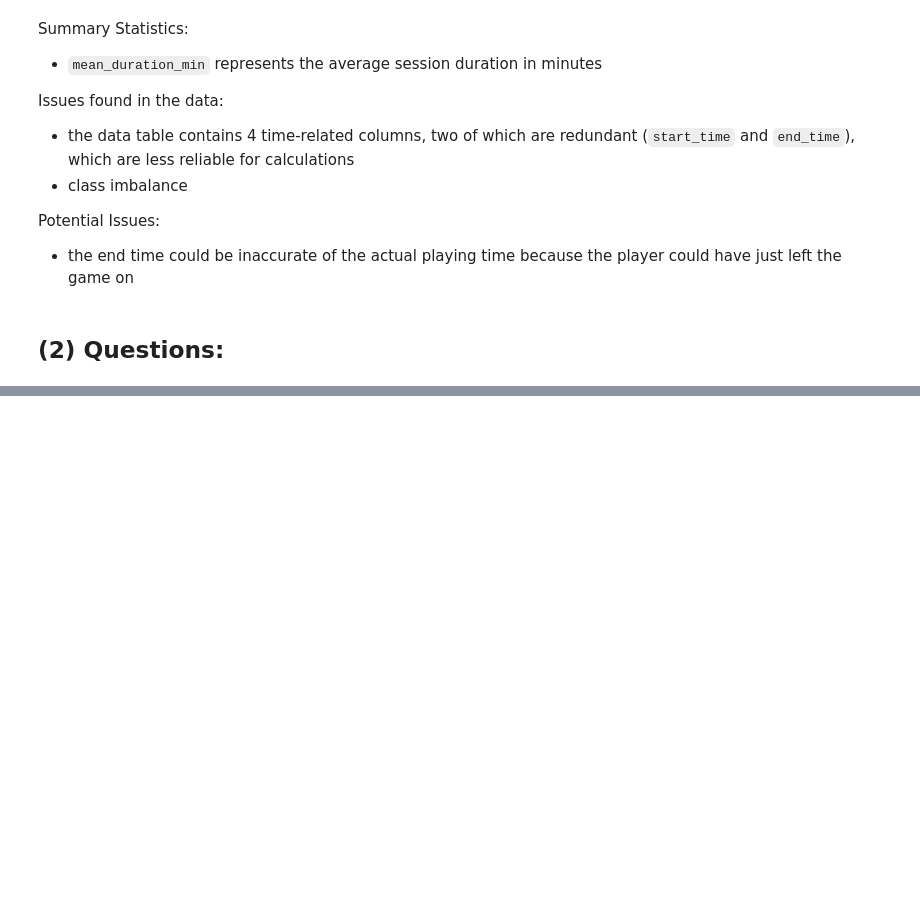
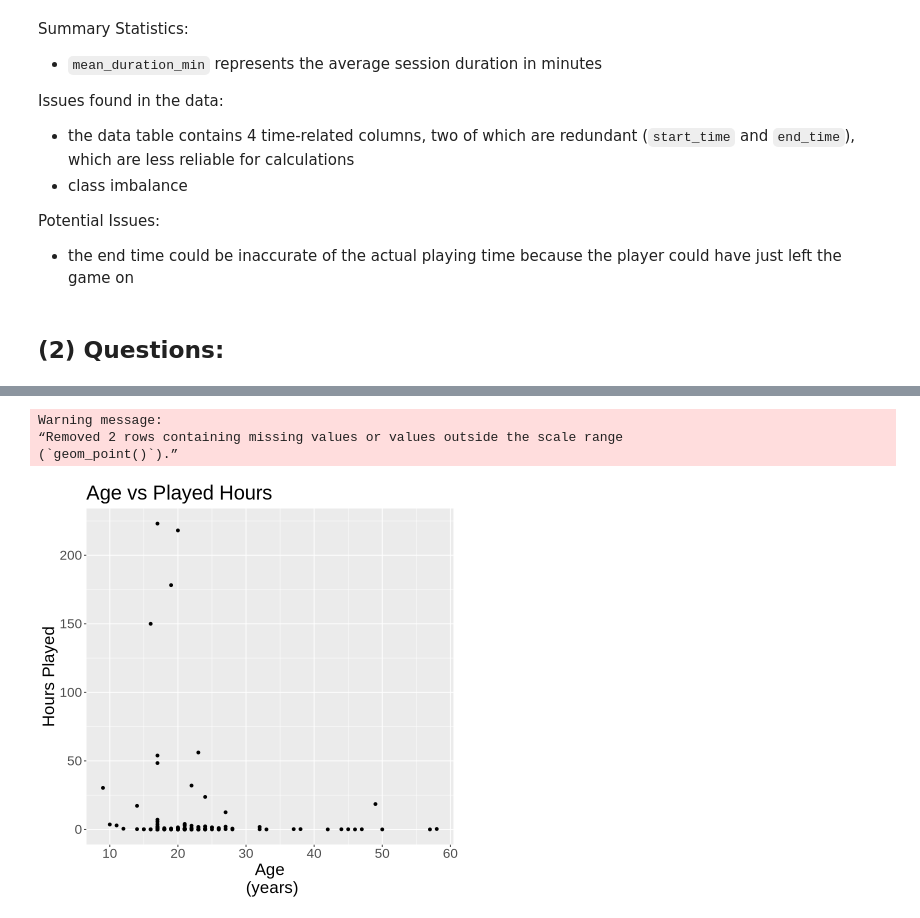
Before and after one commit to kristyluna2006/Project_Planning_Individual, a Jupyter notebook: Project Planning.ipynb, the cells around one changed output, grey strips where cells are left out. Saved outputs shown, nothing was run; the diff lists cells and outputs as text; code cells hidden in the pictures; blank space fills up the shorter version.

```diff
--- a/Project Planning.ipynb
+++ b/Project Planning.ipynb
@@ -150,0 +230,15 @@ Before performing classification to predict whether a player will subscribe, I m
+# %%
+age_hours_plot<- players|>
+    ggplot(aes(x = age, y = played_hours)) +
+    geom_point() +
+    labs(
+        title = "Age vs Played Hours",
+        x = "Age\n (years)",
+        y = "Hours Played") +
+    theme(text = element_text(size = 20))
+age_hours_plot
+# %% [output]
+Warning message:
+“Removed 2 rows containing missing values or values outside the scale range
+(`geom_point()`).”
+[figure, added]
```
Also changed, not shown: parts of 13 cells of this notebook.
